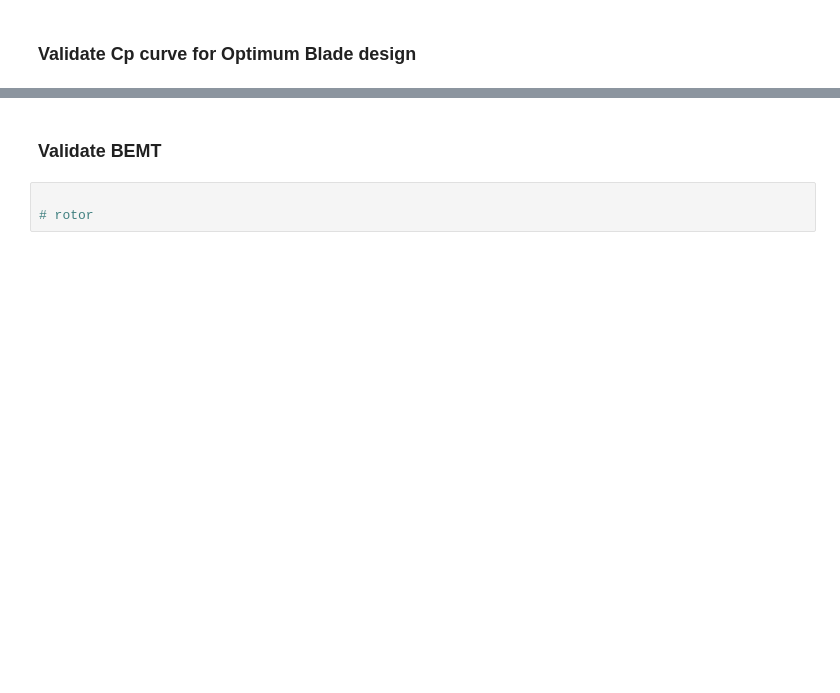
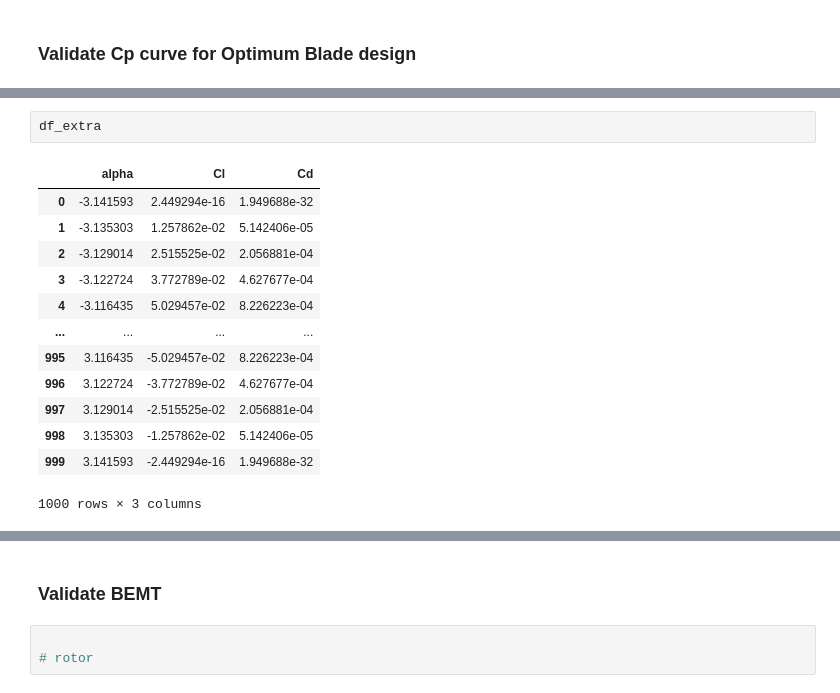
Before and after one commit to Widmark-Kaue/BEMT, a Jupyter notebook: case.ipynb, the cells around one changed output, grey strips where cells are left out. Cells and saved outputs as stored; diff of their text form; blank space fills up the shorter version.

```diff
--- a/case.ipynb
+++ b/case.ipynb
@@ -103,0 +91,16 @@ plt.show()
+# %%
+df_extra
+# %% [output]
+|  | alpha | Cl | Cd |
+| 0 | -3.141593 | 2.449294e-16 | 1.949688e-32 |
+| 1 | -3.135303 | 1.257862e-02 | 5.142406e-05 |
+| 2 | -3.129014 | 2.515525e-02 | 2.056881e-04 |
+| 3 | -3.122724 | 3.772789e-02 | 4.627677e-04 |
+| 4 | -3.116435 | 5.029457e-02 | 8.226223e-04 |
+| ... | ... | ... | ... |
+| 995 | 3.116435 | -5.029457e-02 | 8.226223e-04 |
+| 996 | 3.122724 | -3.772789e-02 | 4.627677e-04 |
+| 997 | 3.129014 | -2.515525e-02 | 2.056881e-04 |
+| 998 | 3.135303 | -1.257862e-02 | 5.142406e-05 |
+| 999 | 3.141593 | -2.449294e-16 | 1.949688e-32 |
+1000 rows × 3 columns
```
Also changed, not shown: parts of 6 cells of this notebook.
